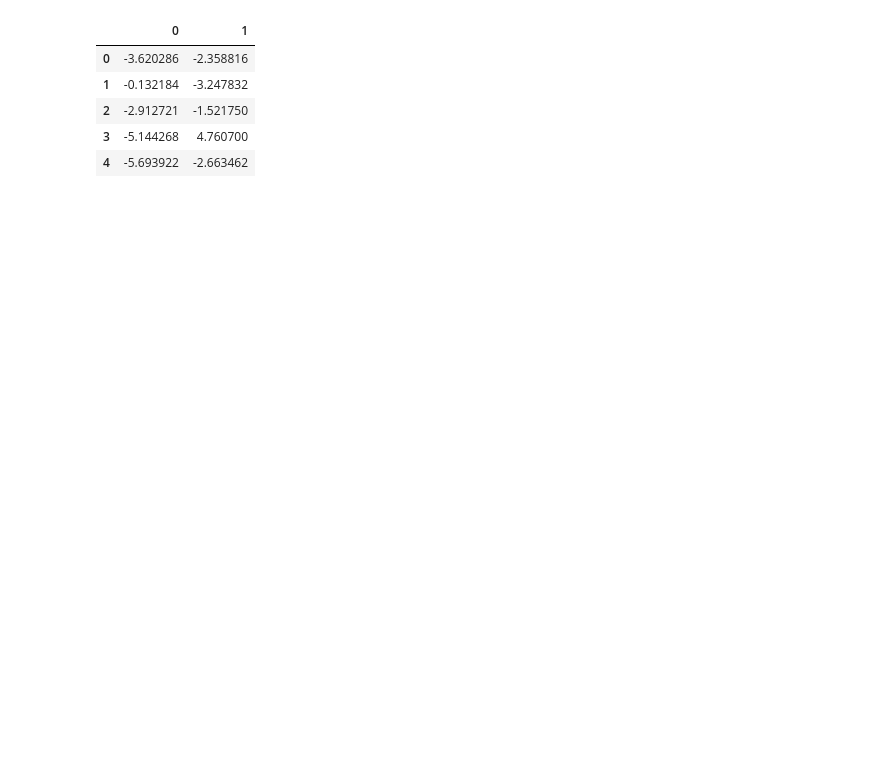
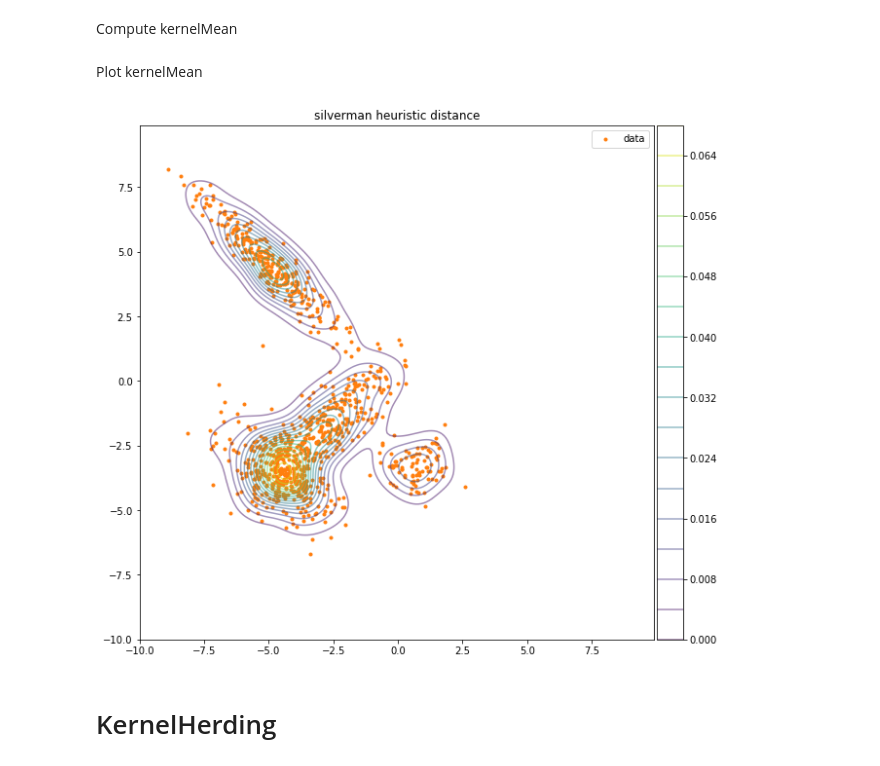
Before and after one commit to JohnYKiyo/kernel_method_numpy, a Jupyter notebook: kernelHerding.ipynb, the cells around one changed output. Saved outputs shown, nothing was run; the diff lists cells and outputs as text; code cells hidden in the pictures; blank space fills up the shorter version.

```diff
--- a/kernelHerding.ipynb
+++ b/kernelHerding.ipynb
@@ -10,11 +20,30 @@ df = pd.read_csv('./src/kernel/data/test_data1.csv')
-# %%
-df.head()
-# %% [output]
-|  | 0 | 1 |
-| 0 | -3.620286 | -2.358816 |
-| 1 | -0.132184 | -3.247832 |
-| 2 | -2.912721 | -1.521750 |
-| 3 | -5.144268 | 4.760700 |
-| 4 | -5.693922 | -2.663462 |
+# %% [markdown]
+Compute kernelMean
 # %%
 kM = kernel.Mean(df,sigma='silverman')
+# %% [markdown]
+Plot kernelMean
+# %%
+x = np.arange(-10.0,10,0.1)
+y = np.arange(-10.0,10,0.1)
+xx,yy = np.meshgrid(x,y)
+z = kM.mu_p(np.array([xx.ravel(),yy.ravel()]).T)
+zz = z.reshape(xx.shape[0],-1)
+
+fig = plt.figure(figsize=[10,10])
+ax = fig.add_subplot(111)
+bar = ax.contour(xx,yy,zz,20,alpha=0.5)
+ax.scatter(df.iloc[:,0],df.iloc[:,1],alpha=1,marker='.',color='C1',label='data')
+ax.set_title('silverman heuristic distance')
+
+ax.legend()
+ax.axis("image")
+divider = mpl_toolkits.axes_grid1.make_axes_locatable(ax)
+cax = divider.new_horizontal(size="5%", pad=0.05)
+fig.add_axes(cax)
+cbar = fig.colorbar(bar,cax=cax)
+fig.show()
+# %% [output]
+[figure, added]
+# %% [markdown]
+# KernelHerding
```
Also changed, not shown: parts of 33 cells of this notebook.
